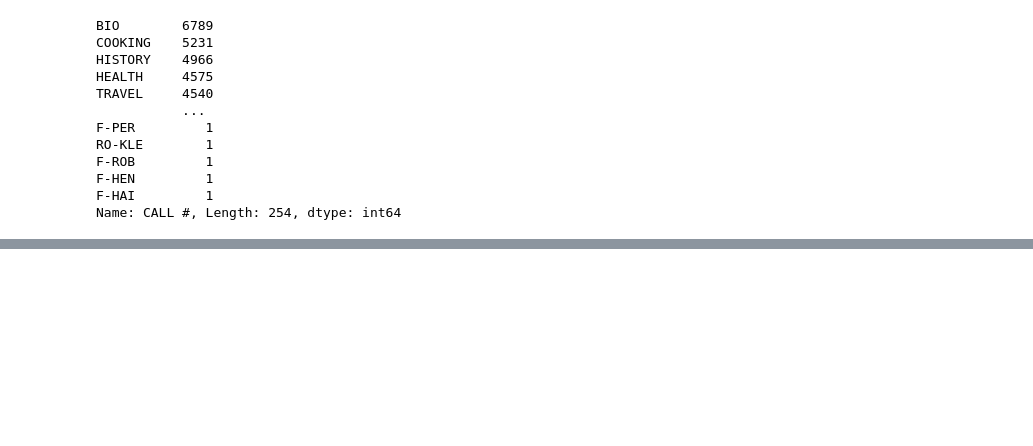
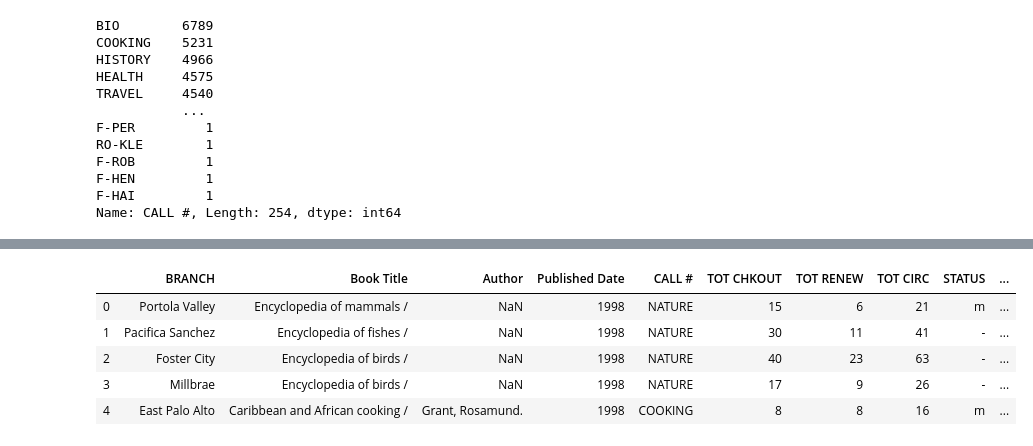
Before and after one commit to Duong-Luu/Library-Circulation-Data-Project, a Jupyter notebook: Library_Project1.ipynb, the cells around one changed output, grey strips where cells are left out. Saved outputs shown, nothing was run; the diff lists cells and outputs as text; code cells hidden in the pictures; blank space fills up the shorter version.

```diff
--- a/Library_Project1.ipynb
+++ b/Library_Project1.ipynb
@@ -101,0 +110,13 @@ smcl_data_removed_final.head()
+# %%
+TOT_CIRC = smcl_data_removed_final["TOT CHKOUT"] + smcl_data_removed_final["TOT RENEW"]
+smcl_data_removed_final["TOT CIRC"] =  TOT_CIRC
+
+smcl_data_df = smcl_data_removed_final[["BRANCH", "Book Title", "Author", "Published Date", "CALL #", "TOT CHKOUT", "TOT RENEW", "TOT CIRC", "STATUS", "DUE DATE", "LOUTDATE", "LCHKIN", "CREATED(ITEM)"]]
+smcl_data_df.head()
+# %% [output]
+|  | BRANCH | Book Title | Author | Published Date | CALL # | TOT CHKOUT | TOT RENEW | TOT CIRC | STATUS | ... |
+| 0 | Portola Valley | Encyclopedia of mammals / | NaN | 1998 | NATURE | 15 | 6 | 21 | m | ... |
+| 1 | Pacifica Sanchez | Encyclopedia of fishes / | NaN | 1998 | NATURE | 30 | 11 | 41 | - | ... |
+| 2 | Foster City | Encyclopedia of birds / | NaN | 1998 | NATURE | 40 | 23 | 63 | - | ... |
+| 3 | Millbrae | Encyclopedia of birds / | NaN | 1998 | NATURE | 17 | 9 | 26 | - | ... |
+| 4 | East Palo Alto | Caribbean and African cooking / | Grant, Rosamund. | 1998 | COOKING | 8 | 8 | 16 | m | ... |
```
Also changed, not shown: parts of 3 cells of this notebook.
